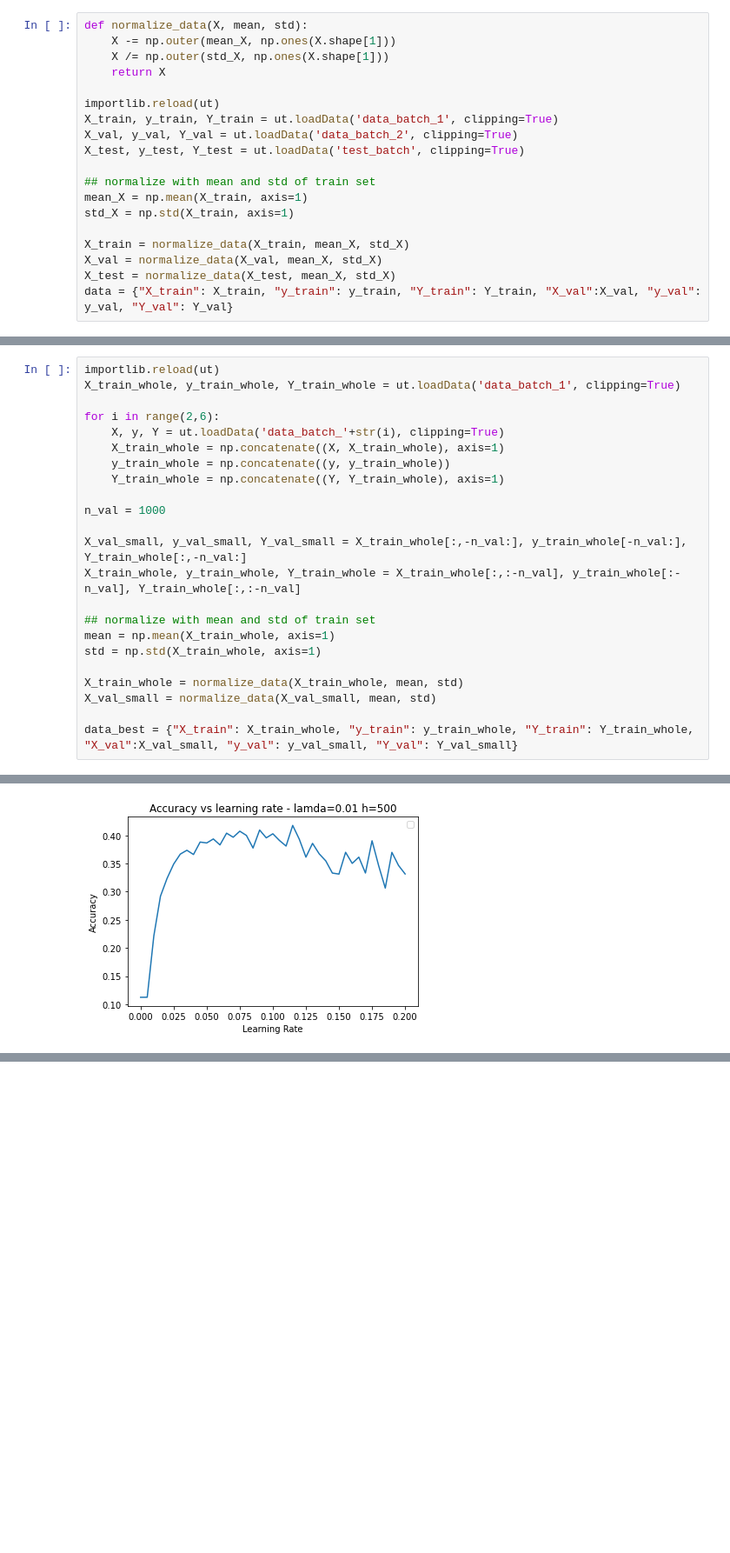
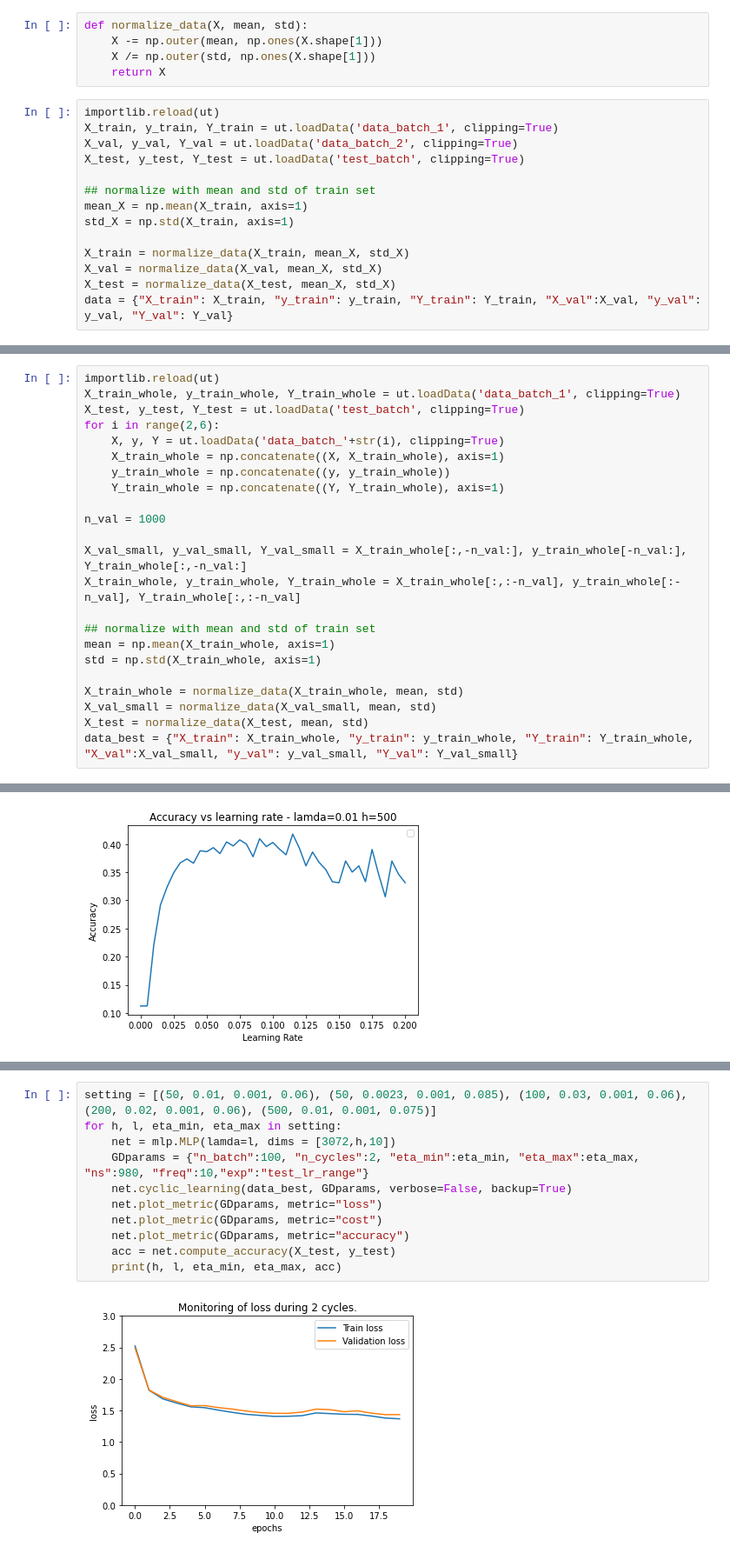
Before and after one commit to KenzaB27/dl_labs, a Jupyter notebook: lab2/bonus.ipynb, the cells around one changed output, grey strips where cells are left out. Shown at 87% size. Saved outputs shown, nothing was run; the diff lists cells and outputs as text; blank space fills up the shorter version.

```diff
--- a/lab2/bonus.ipynb
+++ b/lab2/bonus.ipynb
@@ -16,12 +16,12 @@ mu, sigma = 0, 0.01
 batch_start, batch_end= 0, 20
 # %% [markdown]
 # Data Preprocessing
+# %%
+def normalize_data(X, mean, std):
+    X -= np.outer(mean, np.ones(X.shape[1]))
+    X /= np.outer(std, np.ones(X.shape[1]))
+    return X
 # %%
-def normalize_data(X, mean, std):
-    X -= np.outer(mean_X, np.ones(X.shape[1]))
-    X /= np.outer(std_X, np.ones(X.shape[1]))
-    return X
-
 importlib.reload(ut)
 X_train, y_train, Y_train = ut.loadData('data_batch_1', clipping=True)
 X_val, y_val, Y_val = ut.loadData('data_batch_2', clipping=True)
@@ -61,7 +61,7 @@ data_whole = {"X_train": X_train_whole, "y_train": y_train_whole, "Y_train": Y_t
 # %%
 importlib.reload(ut)
 X_train_whole, y_train_whole, Y_train_whole = ut.loadData('data_batch_1', clipping=True)
-
+X_test, y_test, Y_test = ut.loadData('test_batch', clipping=True)
 for i in range(2,6):
     X, y, Y = ut.loadData('data_batch_'+str(i), clipping=True)
     X_train_whole = np.concatenate((X, X_train_whole), axis=1)
@@ -79,7 +79,7 @@ std = np.std(X_train_whole, axis=1)
 
 X_train_whole = normalize_data(X_train_whole, mean, std)
 X_val_small = normalize_data(X_val_small, mean, std)
-
+X_test = normalize_data(X_test, mean, std)
 data_best = {"X_train": X_train_whole, "y_train": y_train_whole, "Y_train": Y_train_whole, "X_val":X_val_small, "y_val": y_val_small, "Y_val": Y_val_small}
 # %% [markdown]
 # Data Augmentation
@@ -292,0 +299,13 @@ No handles with labels found to put in legend.
+# %%
+setting = [(50, 0.01, 0.001, 0.06), (50, 0.0023, 0.001, 0.085), (100, 0.03, 0.001, 0.06), (200, 0.02, 0.001, 0.06), (500, 0.01, 0.001, 0.075)]
+for h, l, eta_min, eta_max in setting:
+    net = mlp.MLP(lamda=l, dims = [3072,h,10])
+    GDparams = {"n_batch":100, "n_cycles":2, "eta_min":eta_min, "eta_max":eta_max, "ns":980, "freq":10,"exp":"test_lr_range"}
+    net.cyclic_learning(data_best, GDparams, verbose=False, backup=True)
+    net.plot_metric(GDparams, metric="loss")
+    net.plot_metric(GDparams, metric="cost")
+    net.plot_metric(GDparams, metric="accuracy")
+    acc = net.compute_accuracy(X_test, y_test)
+    print(h, l, eta_min, eta_max, acc)
+# %% [output]
+[figure, added]
```
Also changed, not shown: parts of 3 cells of this notebook, 3 other files.
